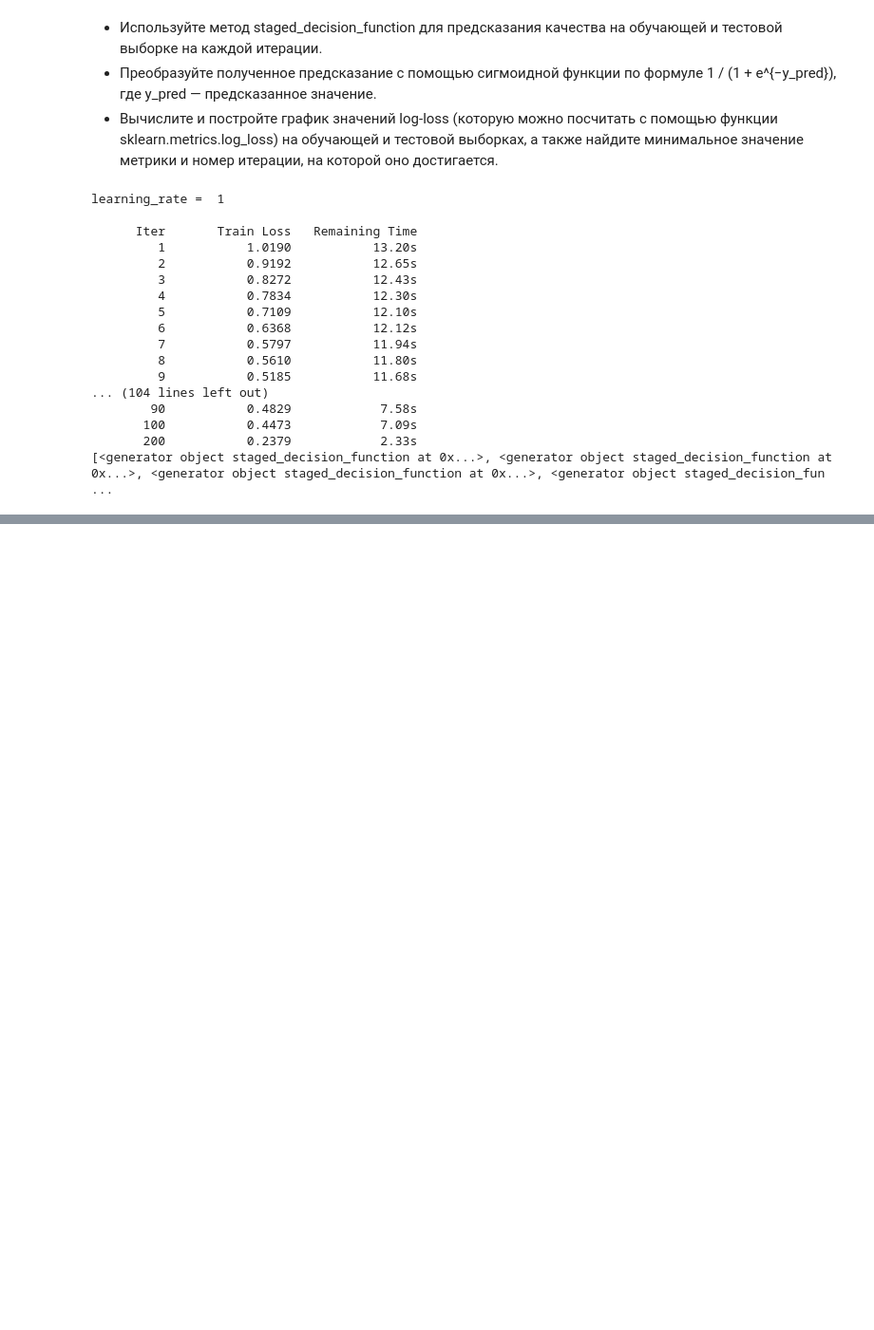
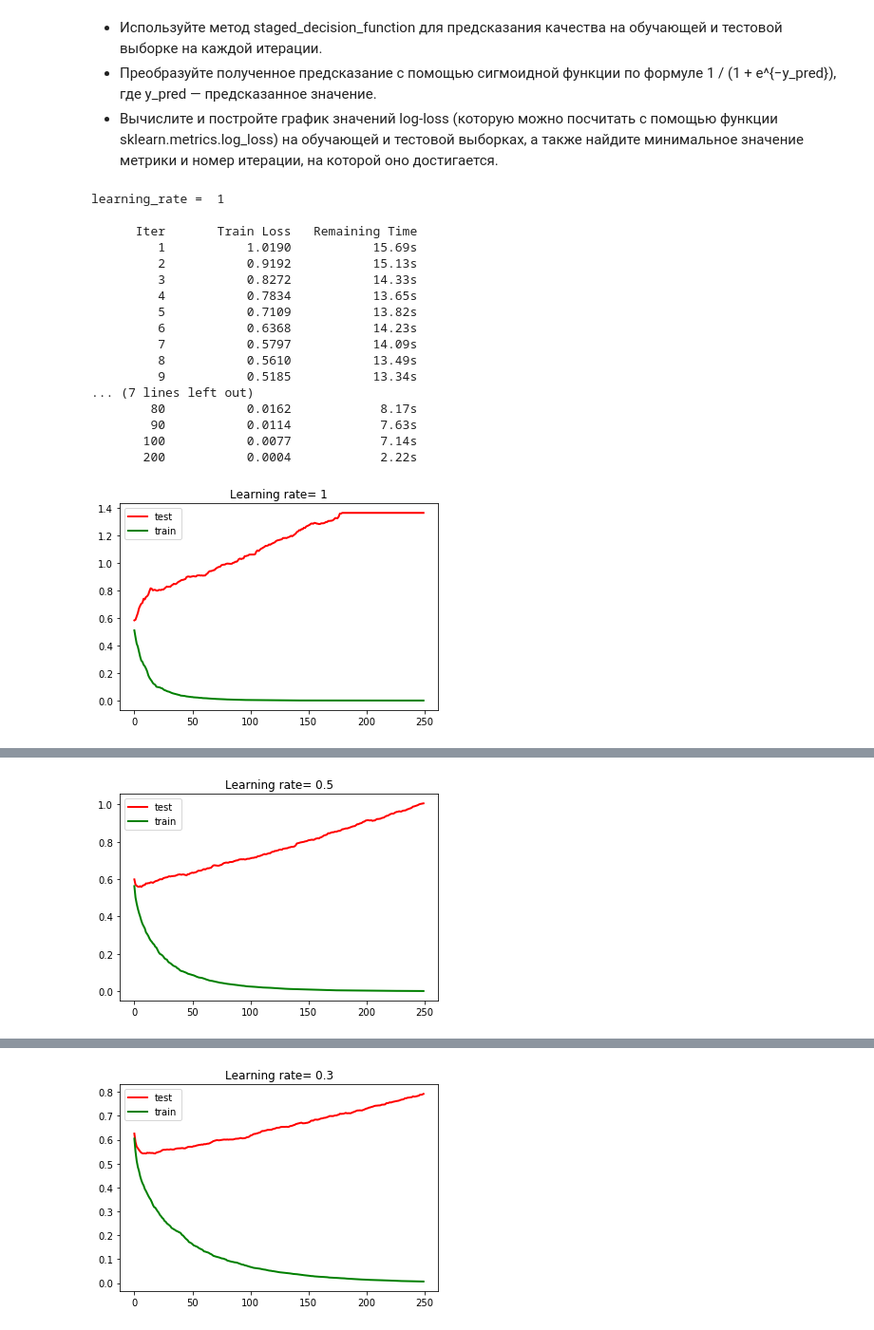
Before and after one commit to zuenko/python, a Jupyter notebook: hse/8.2.ipynb, the cells around one changed output, grey strips where cells are left out. Shown: that part at 95% size. Cells and saved outputs as stored; diff of their text form; code cells hidden in the pictures; blank space fills up the shorter version.

```diff
--- a/hse/8.2.ipynb
+++ b/hse/8.2.ipynb
@@ -29,29 +26,53 @@ from sklearn.metrics import log_loss
+# %%
+def transform(y_pred):
+    for i in range(len(y_pred)):
+        y_pred[i] = 1. / (1 + np.exp(-y_pred[i]))
+    return y_pred
+
+def loss(clf, X, y):
+    result=[]
+    for i, y_pred in enumerate(clf.staged_decision_function(X)):
+        result.append(log_loss(y, [transform(pred) for pred in y_pred]))
+    return result
+
+def plot_clf(learning_rate ,test_loss, train_loss):
+    plt.figure()
+    plt.title('Learning rate= '+str(learning_rate))
+    plt.plot(test_loss, 'r', linewidth=2)
+    plt.plot(train_loss, 'g', linewidth=2)
+    plt.legend(['test', 'train'])
+    plt.show()
 # %%
 for i in [1, 0.5, 0.3, 0.2, 0.1]:
     print 'learning_rate = ', i, '\n'
+
     clf = GradientBoostingClassifier(learning_rate=i, n_estimators=250, verbose=True, random_state=241)
     clf.fit(X_train, y_train)
-    decis.append(clf.staged_decision_function(X_test))
-    decis.append(clf.staged_decision_function(X_tain))
-    pred_test = clf.predict_proba(X_test)
-    pred_test = transform(pred_test)
-    pred_train = clf.predict_proba(y_train)
-    pred_tain = transform(pred_tain)
+
+    test_loss=loss(clf, X_test, y_test)
+    train_loss=loss(clf, X_train, y_train)
+    plot_clf(i, test_loss, train_loss)
+
+    min_metric = min(test_loss)
+    min_metric_i = test_loss.index(min_metric)
+    print 'Min metric value=', min_metric, '\n'
+    print 'Min metric index=', min_metric_i, '\n'
 # %% [output]
 learning_rate =  1
 
       Iter       Train Loss   Remaining Time
-         1           1.0190           13.20s
-         2           0.9192           12.65s
-         3           0.8272           12.43s
-         4           0.7834           12.30s
-         5           0.7109           12.10s
-         6           0.6368           12.12s
-         7           0.5797           11.94s
-         8           0.5610           11.80s
-         9           0.5185           11.68s
-... (104 lines left out)
-        90           0.4829            7.58s
-       100           0.4473            7.09s
-       200           0.2379            2.33s
-[<generator object staged_decision_function at 0x...>, <generator object staged_decision_function at 0x...>, <generator object staged_decision_function at 0x...>, <generator object staged_decision_fun ...
+         1           1.0190           15.69s
+         2           0.9192           15.13s
+         3           0.8272           14.33s
+         4           0.7834           13.65s
+         5           0.7109           13.82s
+         6           0.6368           14.23s
+         7           0.5797           14.09s
+         8           0.5610           13.49s
+         9           0.5185           13.34s
+... (7 lines left out)
+        80           0.0162            8.17s
+        90           0.0114            7.63s
+       100           0.0077            7.14s
+       200           0.0004            2.22s
+[figure, added]
@@ -57,0 +96 @@ learning_rate =  1
+[figure, added]
@@ -57,0 +114 @@ learning_rate =  1
+[figure, added]
```
Also changed, not shown: parts of 10 cells of this notebook, 1 other file.
